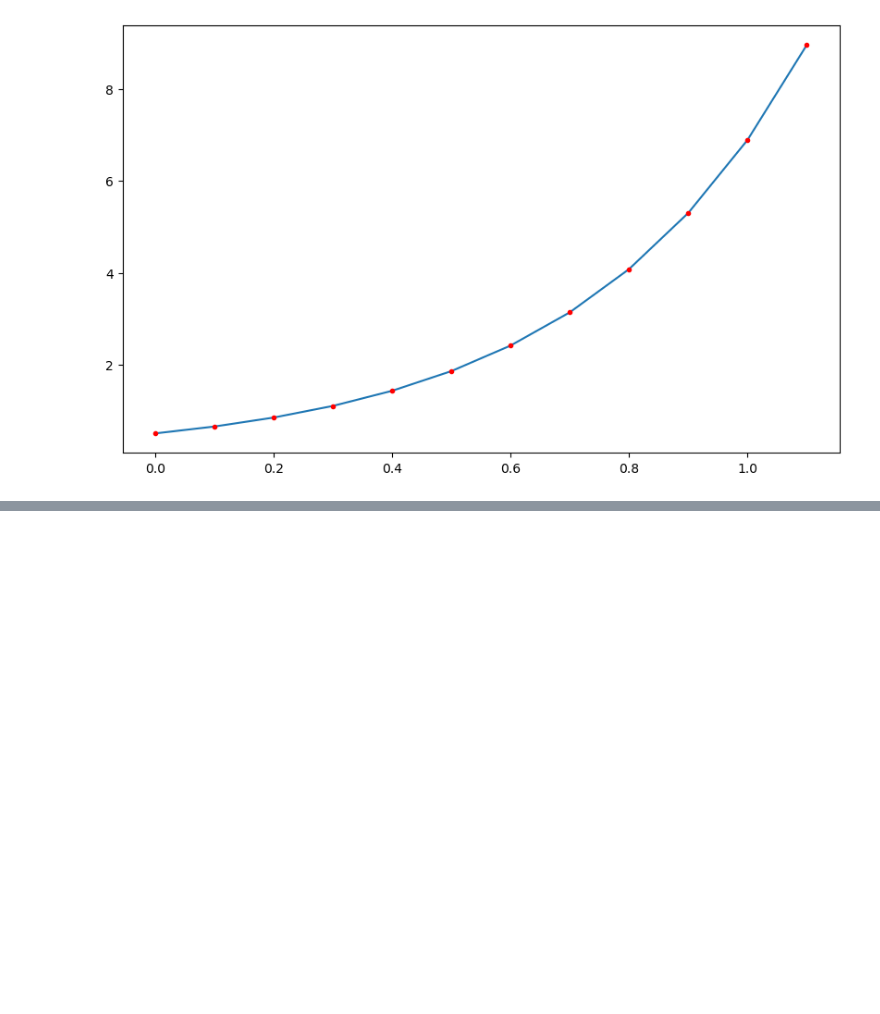
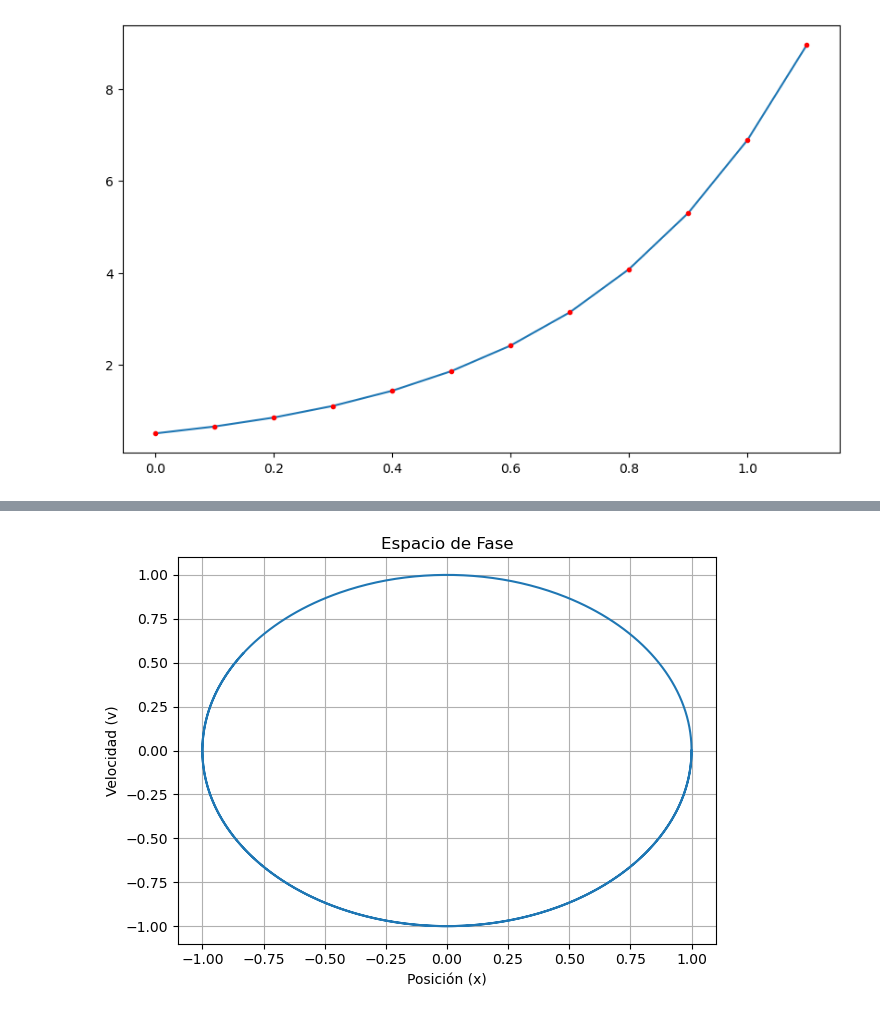
Before and after one commit to DANROK899/Repositorio_Fisica_Computacional, a Jupyter notebook: Untitled.ipynb, the cells around one changed output, grey strips where cells are left out. Drawn from its saved outputs; the diff is of its cells as text; code cells hidden in the pictures; blank space fills up the shorter version.

```diff
--- a/Untitled.ipynb
+++ b/Untitled.ipynb
@@ -165,0 +217,27 @@ plt.plot(T,P,'r.')
+# %%
+def RungeKutta2D(f, x0, t0, tf, h):
+    T = []
+    X1 = []
+    X2 = []
+
+    X1.append(x0[0])
+    X2.append(x0[1])
+    T.append(t0)
+
+    t = t0
+    x = x0
+
+    while t < tf:
+
+        k1 = f(x, t) * h
+        k2 = f(x + k1/2, t + h/2) * h
+
+
+        x = x + k2
+        t = t + h
+
+        X1.append(x[0])
+        X2.append(x[1])
+        T.append(t)
+
+    return X1, X2, T
@@ -165,0 +316,10 @@ plt.plot(T,P,'r.')
+# %%
+plt.plot(X1, X2)
+plt.xlabel('Posición (x)')
+plt.ylabel('Velocidad (v)')
+plt.title('Espacio de Fase')
+plt.grid(True)
+plt.tight_layout()
+plt.show()
+# %% [output]
+[figure, added]
```
Also changed, not shown: parts of 3 cells of this notebook.
